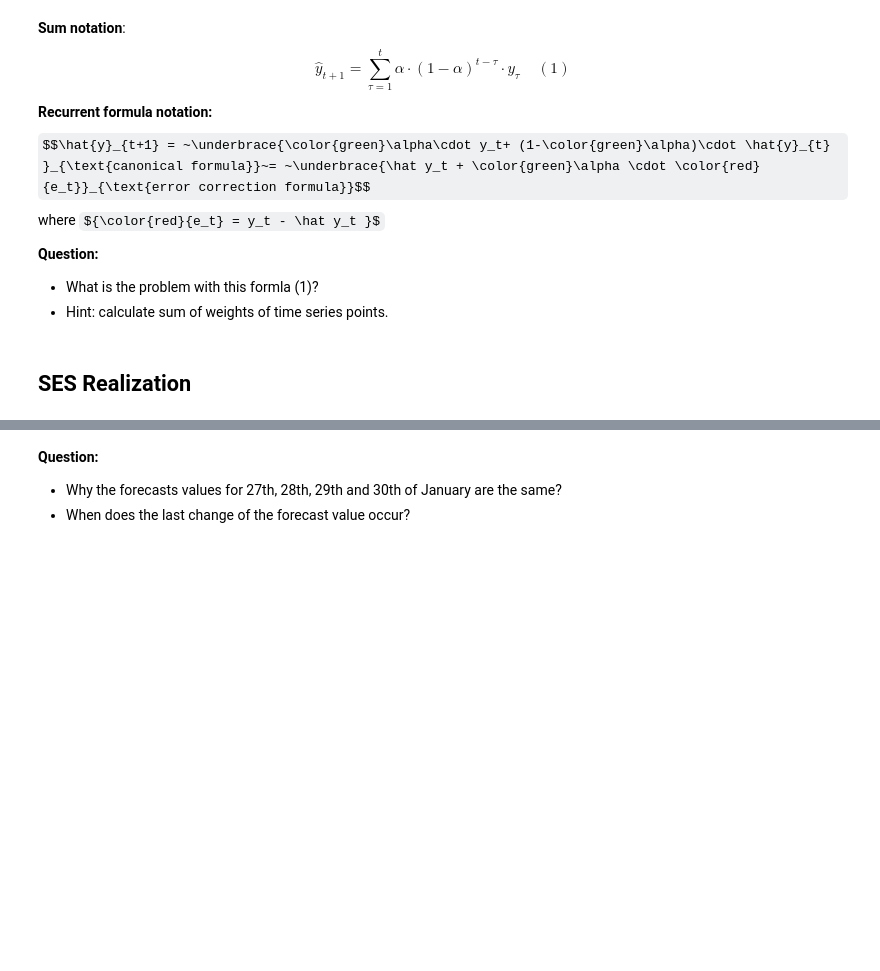
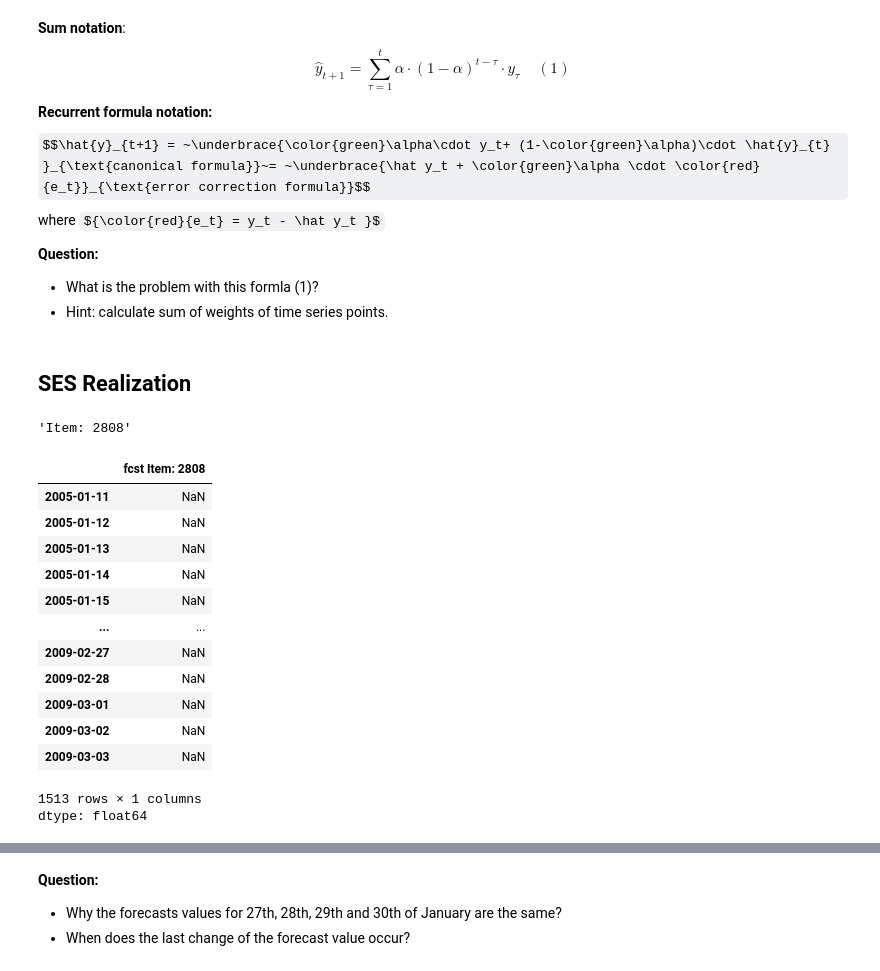
Before and after one commit to aromanenko/ATSF, a Jupyter notebook: 2_Simple Exponential Smothing.ipynb, the cells around one changed output, grey strips where cells are left out. Cells and saved outputs as stored; diff of their text form; code cells hidden in the pictures; some formulas as TeX source; blank space fills up the shorter version.

```diff
--- a/2_Simple Exponential Smothing.ipynb
+++ b/2_Simple Exponential Smothing.ipynb
@@ -268,6 +250,27 @@ where ${\color{red}{e_t} = y_t - \hat y_t }$
     - sum or weights is less than 1</font> -->
 # %% [markdown]
 ## SES Realization
+# %%
+ts[cntr].name
+# %% [output]
+'Item: 2808'
+# %%
+pd.Series(index = pd.date_range(ts[cntr].index[0], ts[cntr].index[-1]+timedelta(1)), name = 'fcst '+ts[cntr].name)
+# %% [output]
+|  | fcst Item: 2808 |
+| 2005-01-11 | NaN |
+| 2005-01-12 | NaN |
+| 2005-01-13 | NaN |
+| 2005-01-14 | NaN |
+| 2005-01-15 | NaN |
+| ... | ... |
+| 2009-02-27 | NaN |
+| 2009-02-28 | NaN |
+| 2009-03-01 | NaN |
+| 2009-03-02 | NaN |
+| 2009-03-03 | NaN |
+1513 rows × 1 columns
+dtype: float64
 # %%
 # Example of realization
 
```
Also changed, not shown: parts of 15 cells of this notebook.
